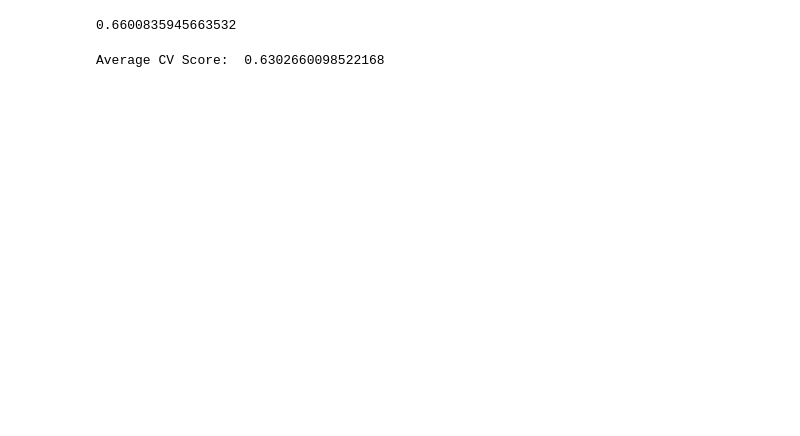
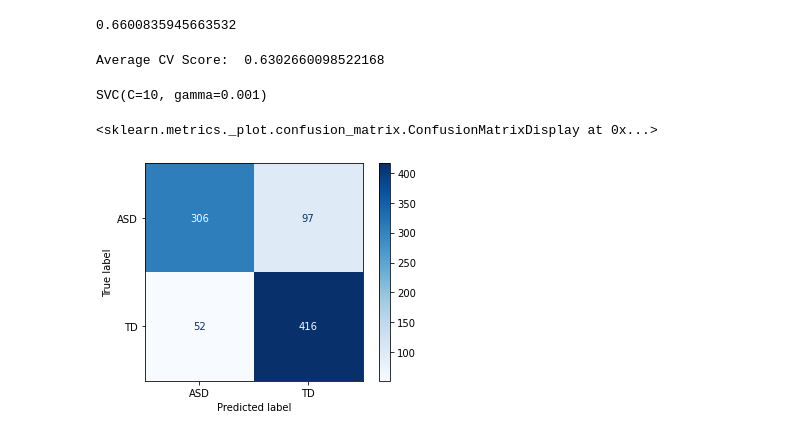
Before and after one commit to NAyeshaKhan/CSE499, a Jupyter notebook: Brain MRI SVM new.ipynb, the cells around one changed output. Saved outputs shown, nothing was run; the diff lists cells and outputs as text; code cells hidden in the pictures; blank space fills up the shorter version.

Commit message:
confusion matrix added

```diff
--- a/Brain MRI SVM new.ipynb
+++ b/Brain MRI SVM new.ipynb
@@ -152,3 +152,16 @@ scores = cross_val_score(model_best, X_features, y_target, cv = k_folds)
 print("Average CV Score: ", scores.mean())
 # %% [output]
 Average CV Score:  0.6302660098522168
+# %%
+model_best.fit(X_features, y_target)
+# %% [output]
+SVC(C=10, gamma=0.001)
+# %%
+from sklearn.metrics import plot_confusion_matrix
+plot_confusion_matrix(model_best,
+                      X_features, y_target,
+                      values_format='d',
+                      display_labels=["ASD","TD"], cmap="Blues")
+# %% [output]
+<sklearn.metrics._plot.confusion_matrix.ConfusionMatrixDisplay at 0x...>
+[figure, added]
```
Also changed, not shown: parts of 3 cells of this notebook.
